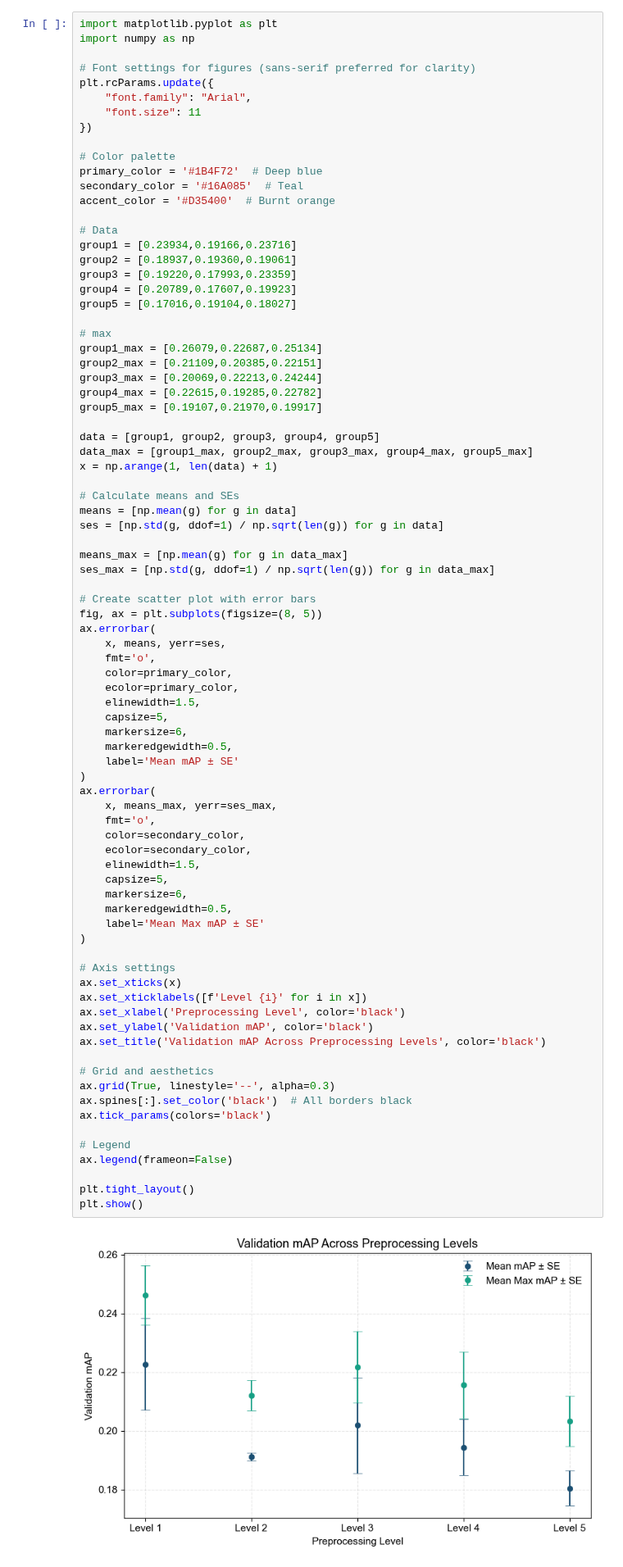
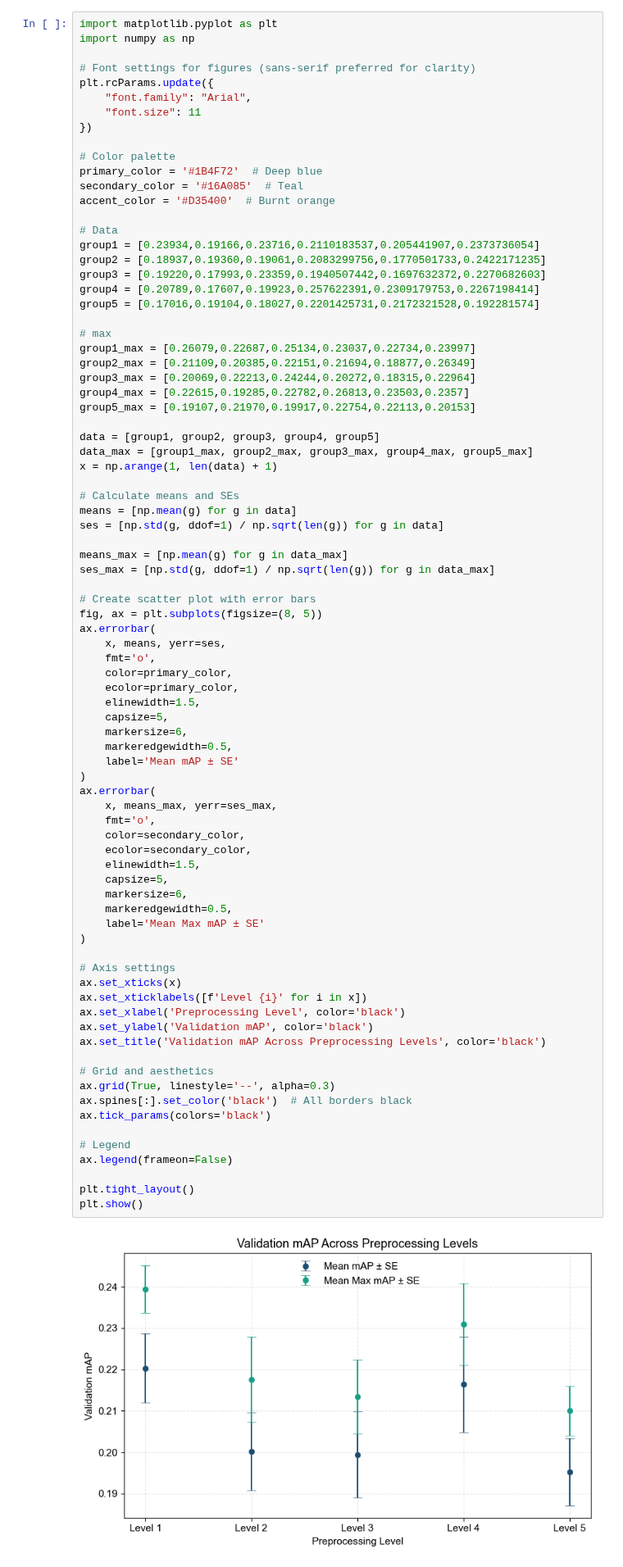
Before and after one commit to ameeassad/EagleID, a Jupyter notebook: notebooks/results_statisticaltest.ipynb, the cells around one changed output. Shown at 82% size. Saved outputs shown, nothing was run; the diff lists cells and outputs as text.

```diff
--- a/notebooks/results_statisticaltest.ipynb
+++ b/notebooks/results_statisticaltest.ipynb
@@ -14,18 +14,18 @@ secondary_color = '#16A085'  # Teal
 accent_color = '#D35400'  # Burnt orange
 
 # Data
-group1 = [0.23934,0.19166,0.23716]
-group2 = [0.18937,0.19360,0.19061]
-group3 = [0.19220,0.17993,0.23359]
-group4 = [0.20789,0.17607,0.19923]
-group5 = [0.17016,0.19104,0.18027]
+group1 = [0.23934,0.19166,0.23716,0.2110183537,0.205441907,0.2373736054]
+group2 = [0.18937,0.19360,0.19061,0.2083299756,0.1770501733,0.2422171235]
+group3 = [0.19220,0.17993,0.23359,0.1940507442,0.1697632372,0.2270682603]
+group4 = [0.20789,0.17607,0.19923,0.257622391,0.2309179753,0.2267198414]
+group5 = [0.17016,0.19104,0.18027,0.2201425731,0.2172321528,0.192281574]
 
 # max
-group1_max = [0.26079,0.22687,0.25134]
-group2_max = [0.21109,0.20385,0.22151]
-group3_max = [0.20069,0.22213,0.24244]
-group4_max = [0.22615,0.19285,0.22782]
-group5_max = [0.19107,0.21970,0.19917]
+group1_max = [0.26079,0.22687,0.25134,0.23037,0.22734,0.23997]
+group2_max = [0.21109,0.20385,0.22151,0.21694,0.18877,0.26349]
+group3_max = [0.20069,0.22213,0.24244,0.20272,0.18315,0.22964]
+group4_max = [0.22615,0.19285,0.22782,0.26813,0.23503,0.2357]
+group5_max = [0.19107,0.21970,0.19917,0.22754,0.22113,0.20153]
 
 data = [group1, group2, group3, group4, group5]
 data_max = [group1_max, group2_max, group3_max, group4_max, group5_max]
@@ -54,34 +54,34 @@ ax.errorbar(
 ax.errorbar(
     x, means_max, yerr=ses_max,
     fmt='o',
     color=secondary_color,
     ecolor=secondary_color,
     elinewidth=1.5,
     capsize=5,
     markersize=6,
     markeredgewidth=0.5,
     label='Mean Max mAP ± SE'
 )
 
 # Axis settings
 ax.set_xticks(x)
 ax.set_xticklabels([f'Level {i}' for i in x])
 ax.set_xlabel('Preprocessing Level', color='black')
 ax.set_ylabel('Validation mAP', color='black')
 ax.set_title('Validation mAP Across Preprocessing Levels', color='black')
 
 # Grid and aesthetics
 ax.grid(True, linestyle='--', alpha=0.3)
 ax.spines[:].set_color('black')  # All borders black
 ax.tick_params(colors='black')
 
 # Legend
 ax.legend(frameon=False)
 
 plt.tight_layout()
 plt.show()
 # %% [output]
-[figure, old version]
+[figure, new version]
 # %%
 # t test
 
```
Also changed, not shown: parts of 4 cells of this notebook, 1 other file.
